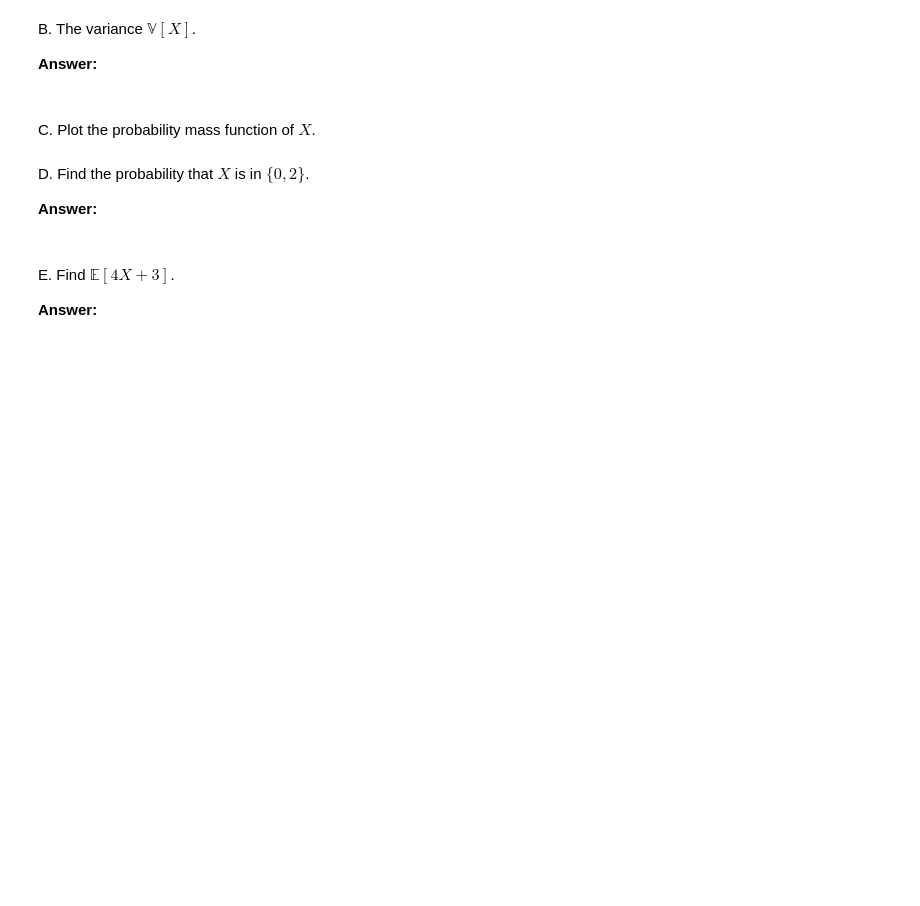
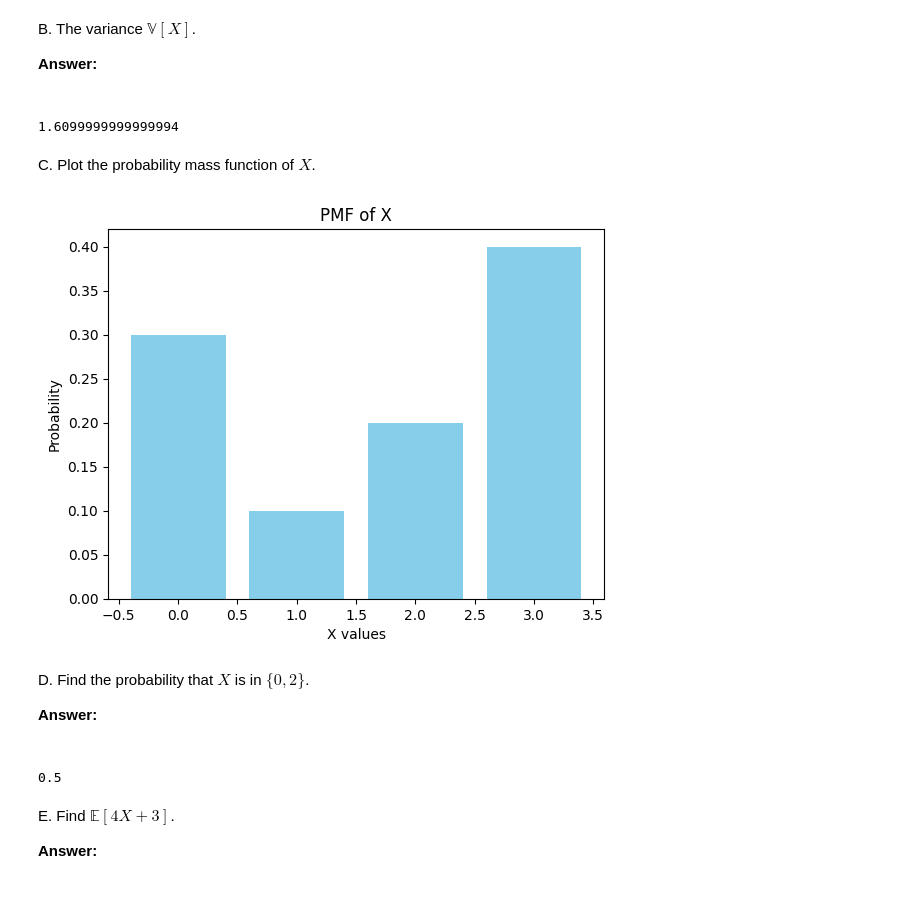
Before and after one commit to chaud153/Homework-ME, a Jupyter notebook: lecturebook/homework/homework-01.ipynb, the cells around one changed output. Cells and saved outputs as stored; diff of their text form; code cells hidden in the pictures; blank space fills up the shorter version.

```diff
--- a/lecturebook/homework/homework-01.ipynb
+++ b/lecturebook/homework/homework-01.ipynb
@@ -144,2 +153,13 @@ B. The variance $\mathbb{V}[X]$.
+# %%
+# Part B: Calculate the variance V[X]
+
+# First, calculate E[X^2]
+expectation_x_squared = np.sum((x_values**2) * probabilities)
+
+# Variance formula: V[X] = E[X^2] - (E[X])^2
+variance = expectation_x_squared - (expectation**2)
+variance
+# %% [output]
+1.6099999999999994
 # %% [markdown]
 C. Plot the probability mass function of $X$.
@@ -148,3 +166,19 @@ C. Plot the probability mass function of $X$.
+# %%
+# Part C: Plot the probability mass function (PMF)
+import matplotlib.pyplot as plt
+
+# Values and probabilities
+x_values = [0, 1, 2, 3]
+probabilities = [0.3, 0.1, 0.2, 0.4]
+
+# Create bar plot
+plt.bar(x_values, probabilities, color='skyblue')
+plt.xlabel('X values')
+plt.ylabel('Probability')
+plt.title('PMF of X')
+plt.show()
+# %% [output]
+[figure, added]
 # %% [markdown]
 D. Find the probability that $X$ is in $\{0, 2\}$.
 
@@ -155,3 +187,11 @@ D. Find the probability that $X$ is in $\{0, 2\}$.
+# %%
+# Part D: Find the probability that X is in {0, 2}
+
+# Sum the probabilities for X = 0 and X = 2
+prob_x_in_0_2 = probabilities[0] + probabilities[2]
+prob_x_in_0_2
+# %% [output]
+0.5
 # %% [markdown]
 E. Find $\mathbb{E}[4X + 3]$.
 
```
Also changed, not shown: parts of 21 cells of this notebook.
